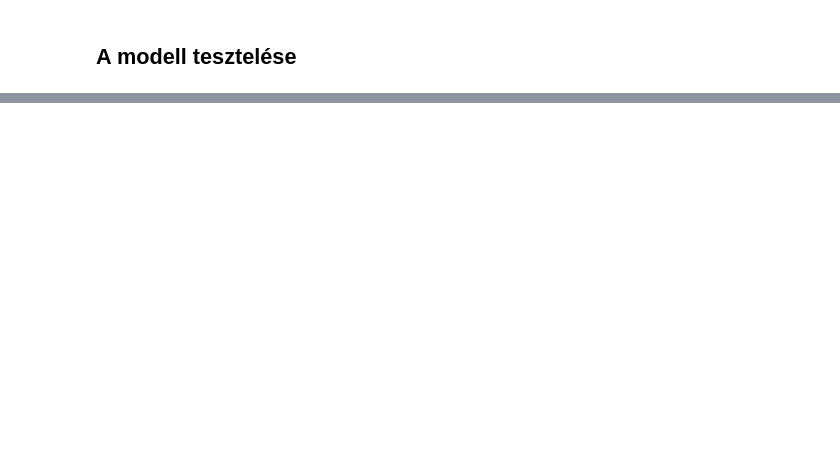
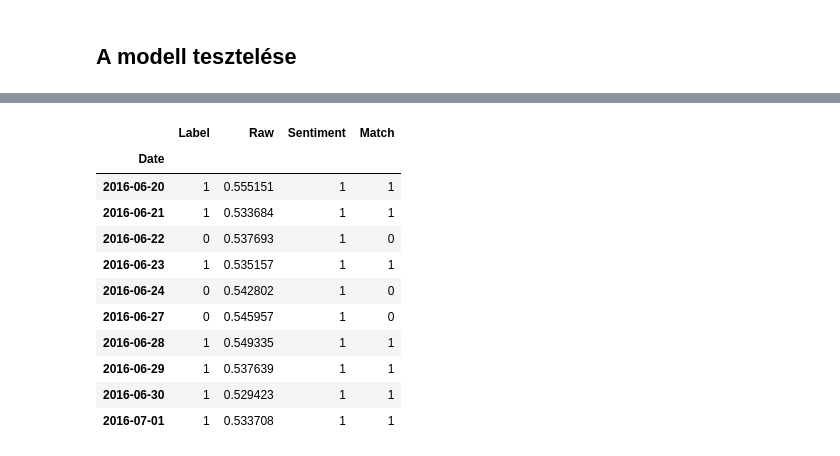
Before and after one commit to benceOlahEdu/StockMarketSentimentAnalysis, a Jupyter notebook: Baseline/Transformers_baseline.ipynb, the cells around one changed output, grey strips where cells are left out. Saved outputs shown, nothing was run; the diff lists cells and outputs as text; code cells hidden in the pictures; blank space fills up the shorter version.

```diff
--- a/Baseline/Transformers_baseline.ipynb
+++ b/Baseline/Transformers_baseline.ipynb
@@ -209,3 +209,7 @@ Problem at day 2013-04-12
 2014-04-24              1
 2015-08-12              1
 2015-11-27              1
+# %%
+# the last 10 day save out for testing and comparing the models
+df_for_test = df_combined.tail(10)
+df_combined.drop(df_combined.tail(10).index,inplace=True) # drop last n rows
@@ -804,0 +941,24 @@ Test Loss: 0.689 | Test Acc: 54.80%
+# %%
+def predict_sentiment(model, tokenizer, sentence):
+    model.eval()
+    tokens = tokenizer.tokenize(sentence)
+    indexed = [init_token_idx] + tokenizer.convert_tokens_to_ids(tokens) + [eos_token_idx]
+    tensor = torch.LongTensor(indexed).to(device)
+    tensor = tensor.unsqueeze(0)
+    prediction = torch.sigmoid(model(tensor))
+    return prediction.item()
+# %%
+predict_raw = []
+predict_label = []
+
+for row in range(int(len(df_sum_news_labels) / 25)):
+    for i in range(25):
+        sent_temp += predict_sentiment(model, tokenizer, df_sum_news_labels["News"][row * 25 + i])
+
+    sent_temp = sent_temp / 25
+    predict_raw.append(sent_temp)
+    predict_label.append(round(sent_temp))
+
+print(predict_raw)
+print("\n\n")
+print(predict_label)
@@ -804,0 +971,30 @@ Test Loss: 0.689 | Test Acc: 54.80%
+# %%
+# create the table
+df_result = df_for_test.drop(df_for_test.columns[1:26],  axis=1)
+
+df_result["Raw"] = predict_raw
+df_result["Sentiment"] = predict_label
+
+match = []
+for row in range(len(df_result)):
+    if df_result["Label"][row] == df_result["Sentiment"][row]:
+        match.append(1)
+    else:
+        match.append(0)
+
+df_result["Match"] = match
+
+df_result
+# %% [output]
+|  | Label | Raw | Sentiment | Match |
+| Date |  |  |  |  |
+| 2016-06-20 | 1 | 0.555151 | 1 | 1 |
+| 2016-06-21 | 1 | 0.533684 | 1 | 1 |
+| 2016-06-22 | 0 | 0.537693 | 1 | 0 |
+| 2016-06-23 | 1 | 0.535157 | 1 | 1 |
+| 2016-06-24 | 0 | 0.542802 | 1 | 0 |
+| 2016-06-27 | 0 | 0.545957 | 1 | 0 |
+| 2016-06-28 | 1 | 0.549335 | 1 | 1 |
+| 2016-06-29 | 1 | 0.537639 | 1 | 1 |
+| 2016-06-30 | 1 | 0.529423 | 1 | 1 |
+| 2016-07-01 | 1 | 0.533708 | 1 | 1 |
```
Also changed, not shown: parts of 24 cells of this notebook, 6 other files.
